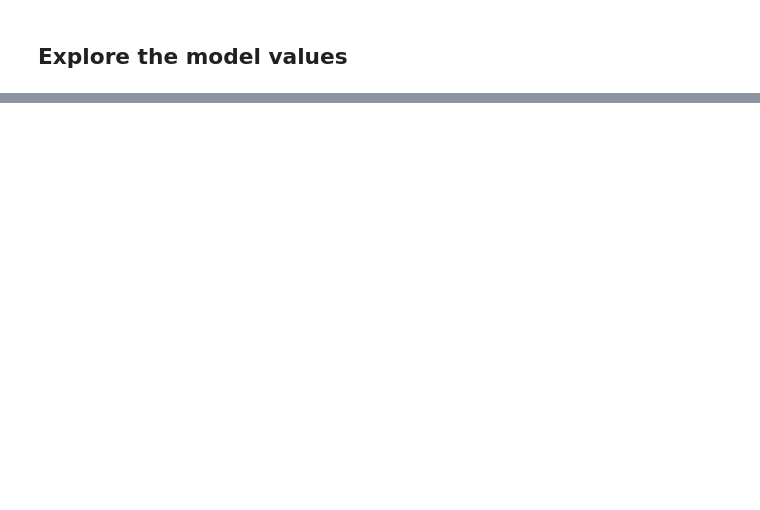
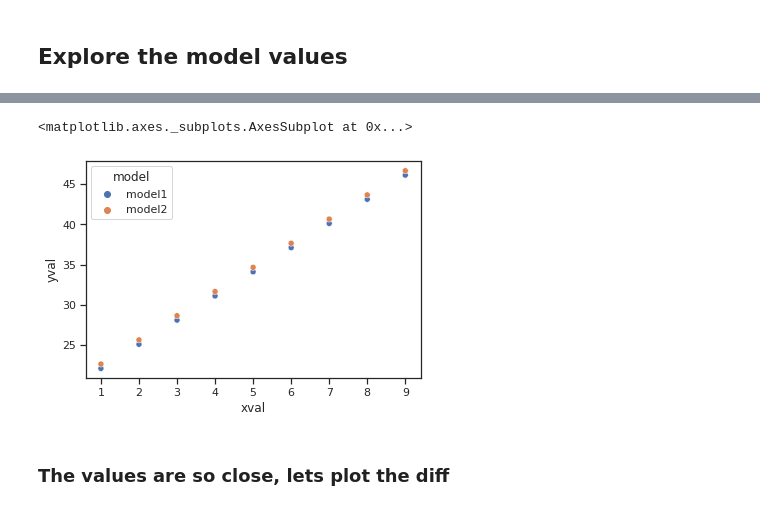
Before and after one commit to ravann/2022-TF-examples, a Jupyter notebook: courses/udacity_intro_to_tensorflow_for_deep_learning/l02c01_play.ipynb, the cells around one changed output, grey strips where cells are left out. Saved outputs shown, nothing was run; the diff lists cells and outputs as text; code cells hidden in the pictures; blank space fills up the shorter version.

```diff
--- a/courses/udacity_intro_to_tensorflow_for_deep_learning/l02c01_play.ipynb
+++ b/courses/udacity_intro_to_tensorflow_for_deep_learning/l02c01_play.ipynb
@@ -135,0 +242,9 @@ dense10
+# %%
+plt_df = df[df['xval'] < 10]
+# %%
+sns.scatterplot(data=plt_df, x = "xval", y = "yval", hue='model')
+# %% [output]
+<matplotlib.axes._subplots.AxesSubplot at 0x...>
+[figure, added]
+# %% [markdown]
+### The values are so close, lets plot the diff
```
Also changed, not shown: parts of 32 cells of this notebook.
